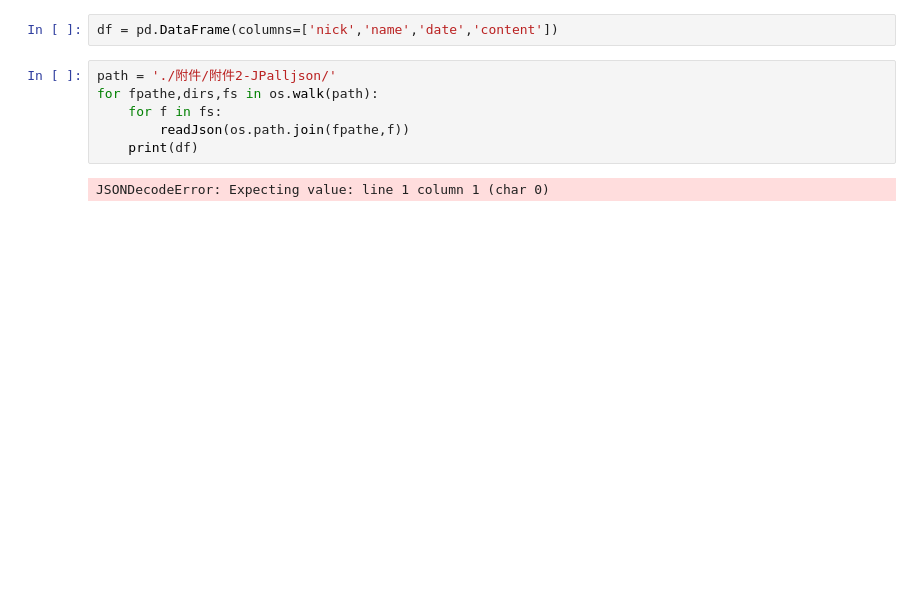
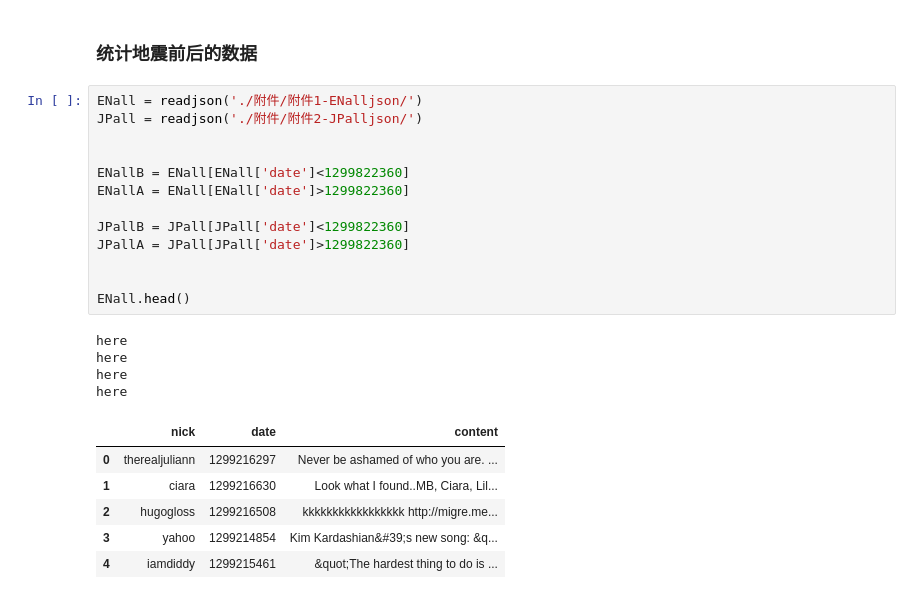
Before and after one commit to SlotherCui/-, a Jupyter notebook: 数据科学/数据可视化/Twitter.ipynb, the cells around one changed output. Saved outputs shown, nothing was run; the diff lists cells and outputs as text; blank space fills up the shorter version.

```diff
--- a/数据科学/数据可视化/Twitter.ipynb
+++ b/数据科学/数据可视化/Twitter.ipynb
@@ -18,10 +40,26 @@ def readJson(filename):
-# %%
-df = pd.DataFrame(columns=['nick','name','date','content'])
-# %%
-path = './附件/附件2-JPalljson/'
-for fpathe,dirs,fs in os.walk(path):
-    for f in fs:
-        readJson(os.path.join(fpathe,f))
-    print(df)
-# %% [output]
-JSONDecodeError: Expecting value: line 1 column 1 (char 0)
+# %% [markdown]
+### 统计地震前后的数据
+# %%
+ENall = readjson('./附件/附件1-ENalljson/')
+JPall = readjson('./附件/附件2-JPalljson/')
+
+
+ENallB = ENall[ENall['date']<1299822360]
+ENallA = ENall[ENall['date']>1299822360]
+
+JPallB = JPall[JPall['date']<1299822360]
+JPallA = JPall[JPall['date']>1299822360]
+
+
+ENall.head()
+# %% [output]
+here
+here
+here
+here
+|  | nick | date | content |
+| 0 | therealjuliann | 1299216297 | Never be ashamed of who you are. ... |
+| 1 | ciara | 1299216630 | Look what I found..MB, Ciara, Lil... |
+| 2 | hugogloss | 1299216508 | kkkkkkkkkkkkkkkkk http://migre.me... |
+| 3 | yahoo | 1299214854 | Kim Kardashian&#39;s new song: &q... |
+| 4 | iamdiddy | 1299215461 | &quot;The hardest thing to do is ... |
```
Also changed, not shown: parts of 22 cells of this notebook, 54 other files.
